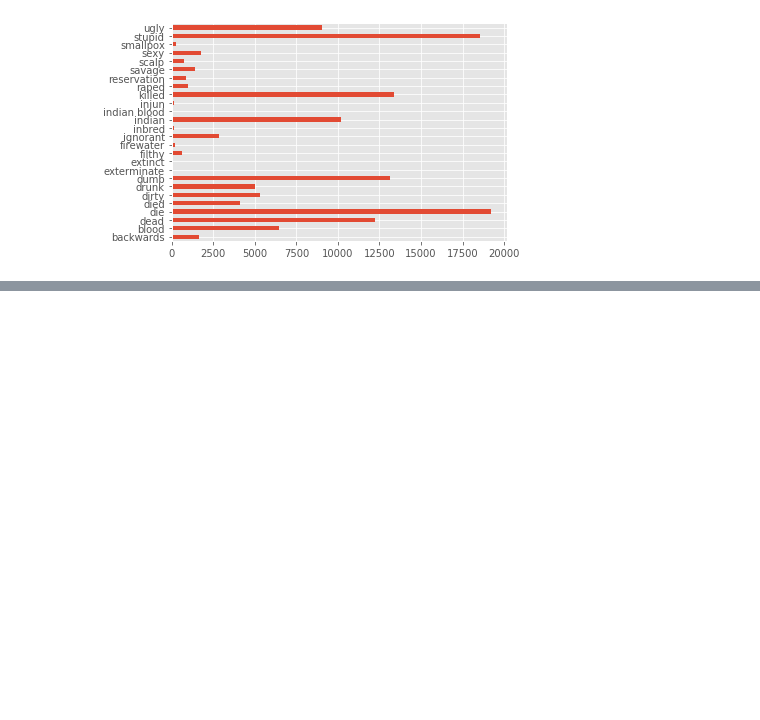
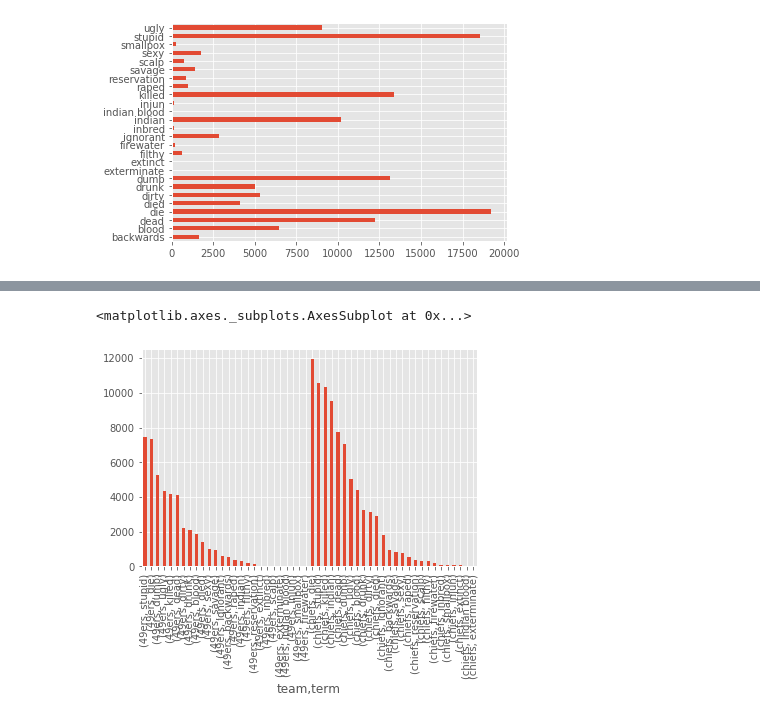
Before and after one commit to IndigenousEngineering/Not_Your_Mascot, a Jupyter notebook: Not_Your_Mascot_full.ipynb, the cells around one changed output, grey strips where cells are left out. Saved outputs shown, nothing was run; the diff lists cells and outputs as text; code cells hidden in the pictures; blank space fills up the shorter version.

Commit message:
top terms grouped by team full bar charts

```diff
--- a/Not_Your_Mascot_full.ipynb
+++ b/Not_Your_Mascot_full.ipynb
@@ -1464,0 +1485,7 @@ len(chiefs_and_49ers)
+# %%
+# group terms by team, show all
+
+chiefs_and_49ers.groupby("team").term.value_counts().plot.bar()
+# %% [output]
+<matplotlib.axes._subplots.AxesSubplot at 0x...>
+[figure, added]
```
Also changed, not shown: parts of 7 cells of this notebook.
